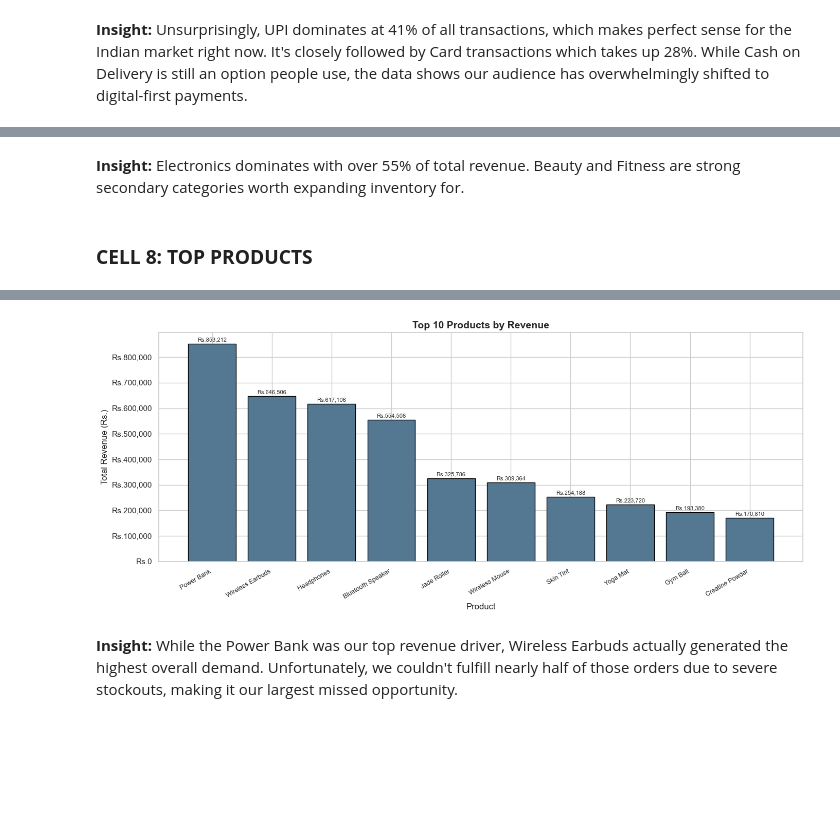
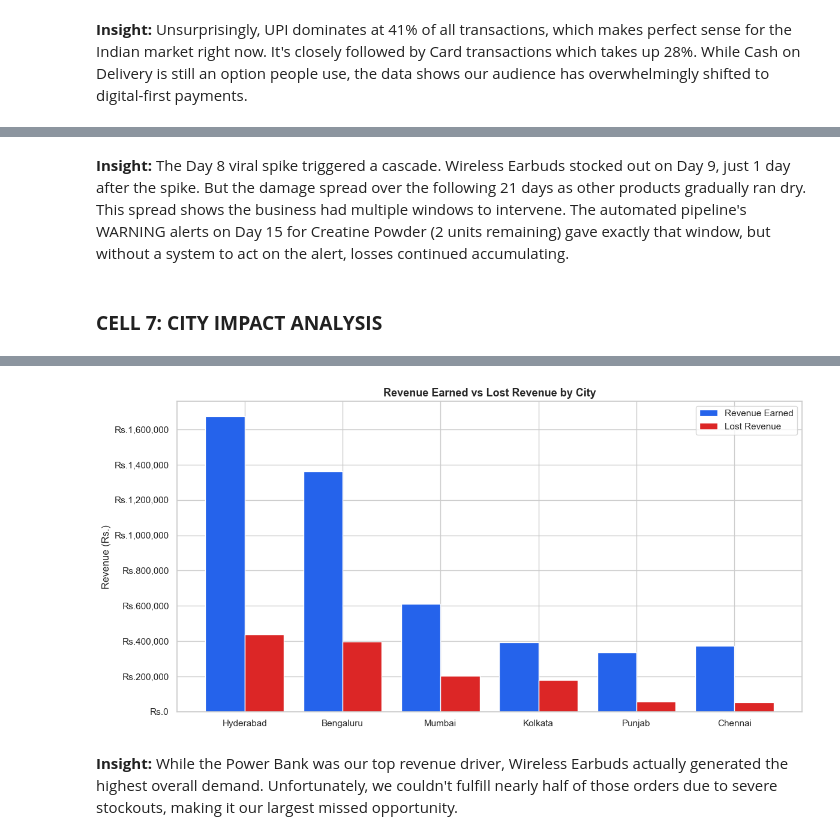
Before and after one commit to pragnika-labs/ecommerce-inventory-pipeline, a Jupyter notebook: analysis/insights.ipynb, the cells around one changed output, grey strips where cells are left out. Saved outputs shown, nothing was run; the diff lists cells and outputs as text; code cells hidden in the pictures; blank space fills up the shorter version.

Commit message:
New analysis in progress

```diff
--- a/analysis/insights.ipynb
+++ b/analysis/insights.ipynb
@@ -313,41 +329,46 @@ Electronics        2980696           304    55.120772
 # %% [markdown]
-**Insight:** Electronics dominates with over 55% of total revenue. Beauty and Fitness are strong secondary categories worth expanding inventory for.
+**Insight:** The Day 8 viral spike triggered a cascade. Wireless Earbuds stocked out on Day 9, just 1 day after the spike. But the damage spread over the following 21 days as other products gradually ran dry. This spread shows the business had multiple windows to intervene. The automated pipeline's WARNING alerts on Day 15 for Creatine Powder (2 units remaining) gave exactly that window, but without a system to act on the alert, losses continued accumulating.
 # %% [markdown]
-### **CELL 8: TOP PRODUCTS**
+### **CELL 7: CITY IMPACT ANALYSIS**
 # %%
-products_df = pd.read_sql(
-    read_sql_file("queries/top_products.sql"), engine)
+# QUESTION: Which cities are most underserved by stockouts?
 
-print("Top Products:")
-print(products_df.to_string(index=False))
-print()
+city_impact  = pd.read_sql("""
+                           SELECT
+                           city,
+                           SUM(revenue) as earned,
+                           SUM(lost_revenue) AS lost,
+                           ROUND(SUM(lost_revenue) * 100 / NULLIF(SUM(revenue) + SUM(lost_revenue), 0), 1) AS lost_rate_pct
+                           FROM sales_clean
+                           WHERE city != "Unknown"
+                           GROUP BY city
+                           ORDER BY lost DESC
+                           """, engine)
 
-fig, ax = plt.subplots(figsize = (14,6))
+print("City Impact Analysis:\n")
+print(city_impact.to_string(index = False))
 
-bars = ax.bar(
-    products_df["product_name"],
-    products_df["total_revenue"],
-    color = "#547792",
-    edgecolor = "black",
-    linewidth = 1
-)
+x = range(len(city_impact))
+width = 0.4
 
-for bar in bars:
-    height = bar.get_height()
-    ax.text(
-        bar.get_x() + bar.get_width() / 2,
-        height + 5000,
-        f"Rs.{height:,.0f}",
-        ha="center", va="bottom", fontsize=8
-    )
+fig, ax = plt.subplots(figsize = (12, 6))
+ax.bar([i - width/2 for i in x],
+       city_impact["earned"],
+       width = width, label = "Revenue Earned",
+       color = "#2563EB")
+ax.bar([i + width/2 for i in x],
+       city_impact["lost"],
+       width = width, label = "Lost Revenue",
+       color = "#DC2626")
 
-plt.xticks(rotation=30, ha="right", fontsize=9)
-
-ax.set_title("Top 10 Products by Revenue", fontsize=14, fontweight="bold")
-ax.set_xlabel("Product")
-ax.set_ylabel("Total Revenue (Rs.)")
+ax.set_xticks(list(x))
+ax.set_xticklabels(city_impact["city"])
+ax.set_title("Revenue Earned vs Lost Revenue by City",
+             fontsize = 13, fontweight = "bold")
+ax.set_ylabel("Revenue (Rs.)")
 ax.yaxis.set_major_formatter(
     mticker.FuncFormatter(lambda x, _: f"Rs.{x:,.0f}"))
+ax.legend()
 plt.tight_layout()
-save_and_show("chart3_top_products.png")
+save_and_show("q3_city_impact.png")
 # %% [output]
@@ -366,4 +384,4 @@ product_id      product_name    category  total_ordered  total_shipped  total_re
-[figure, old version]
+[figure, new version]
 # %% [markdown]
 **Insight:** While the Power Bank was our top revenue driver, Wireless Earbuds actually generated the highest overall demand. Unfortunately, we couldn't fulfill nearly half of those orders due to severe stockouts, making it our largest missed opportunity.
 # %% [markdown]
```
Also changed, not shown: parts of 14 cells of this notebook, 9 other files.
